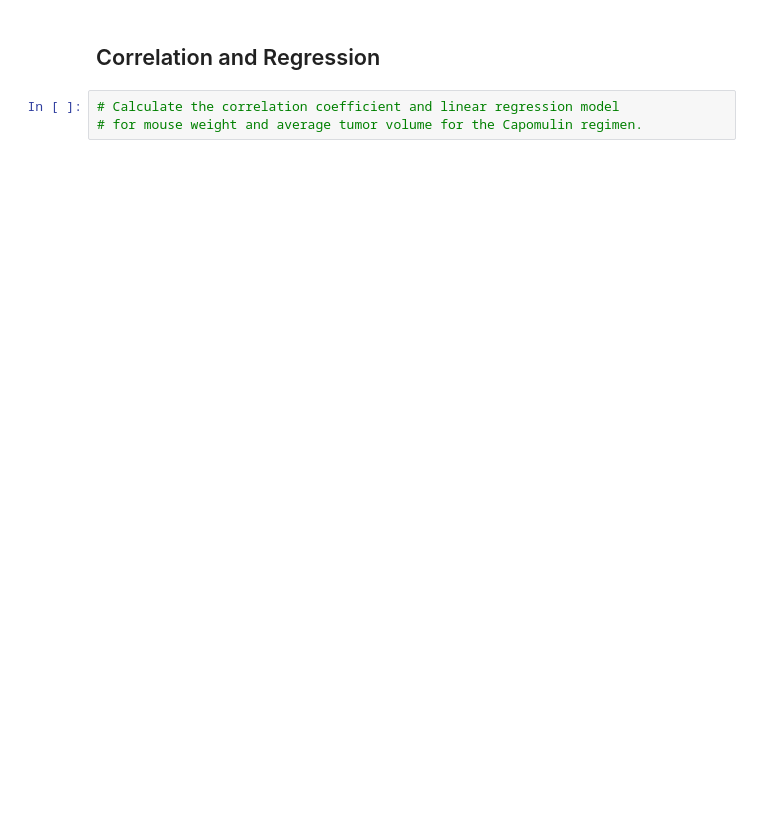
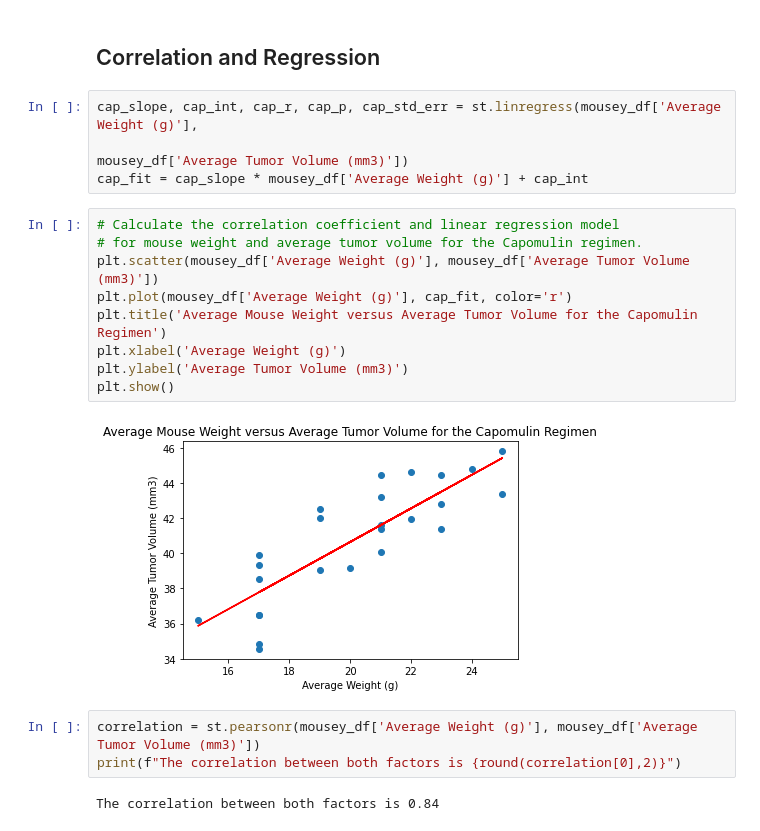
Before and after one commit to siekmeierpaul/matplotlib-challenge, a Jupyter notebook: Pymaceuticals/pymaceuticals_homework.ipynb, the cells around one changed output. Cells and saved outputs as stored; diff of their text form; blank space fills up the shorter version.

```diff
--- a/Pymaceuticals/pymaceuticals_homework.ipynb
+++ b/Pymaceuticals/pymaceuticals_homework.ipynb
@@ -270,5 +319,22 @@ plt.show()
 # %% [markdown]
 ## Correlation and Regression
+# %%
+cap_slope, cap_int, cap_r, cap_p, cap_std_err = st.linregress(mousey_df['Average Weight (g)'],
+                                                                mousey_df['Average Tumor Volume (mm3)'])
+cap_fit = cap_slope * mousey_df['Average Weight (g)'] + cap_int
 # %%
 # Calculate the correlation coefficient and linear regression model
 # for mouse weight and average tumor volume for the Capomulin regimen.
+plt.scatter(mousey_df['Average Weight (g)'], mousey_df['Average Tumor Volume (mm3)'])
+plt.plot(mousey_df['Average Weight (g)'], cap_fit, color='r')
+plt.title('Average Mouse Weight versus Average Tumor Volume for the Capomulin Regimen')
+plt.xlabel('Average Weight (g)')
+plt.ylabel('Average Tumor Volume (mm3)')
+plt.show()
+# %% [output]
+[figure, added]
+# %%
+correlation = st.pearsonr(mousey_df['Average Weight (g)'], mousey_df['Average Tumor Volume (mm3)'])
+print(f"The correlation between both factors is {round(correlation[0],2)}")
+# %% [output]
+The correlation between both factors is 0.84
```
Also changed, not shown: parts of 5 cells of this notebook.
